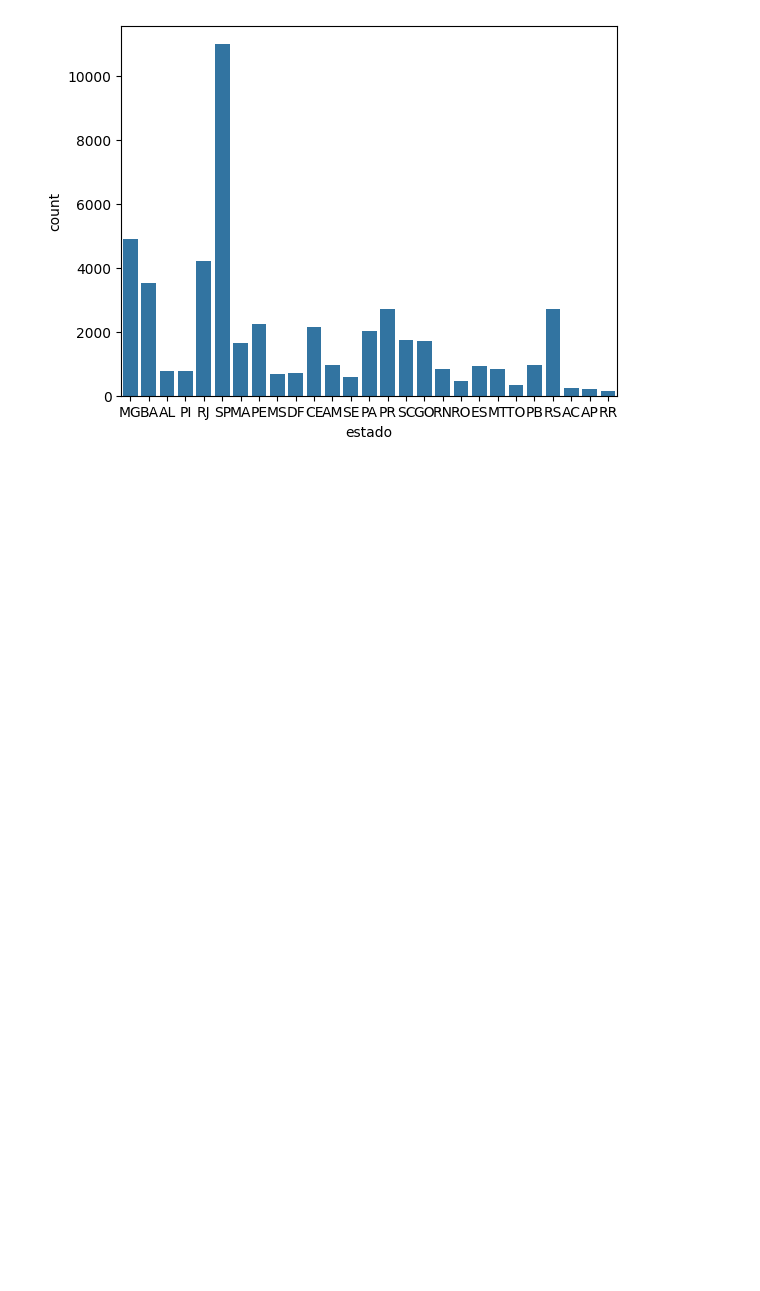
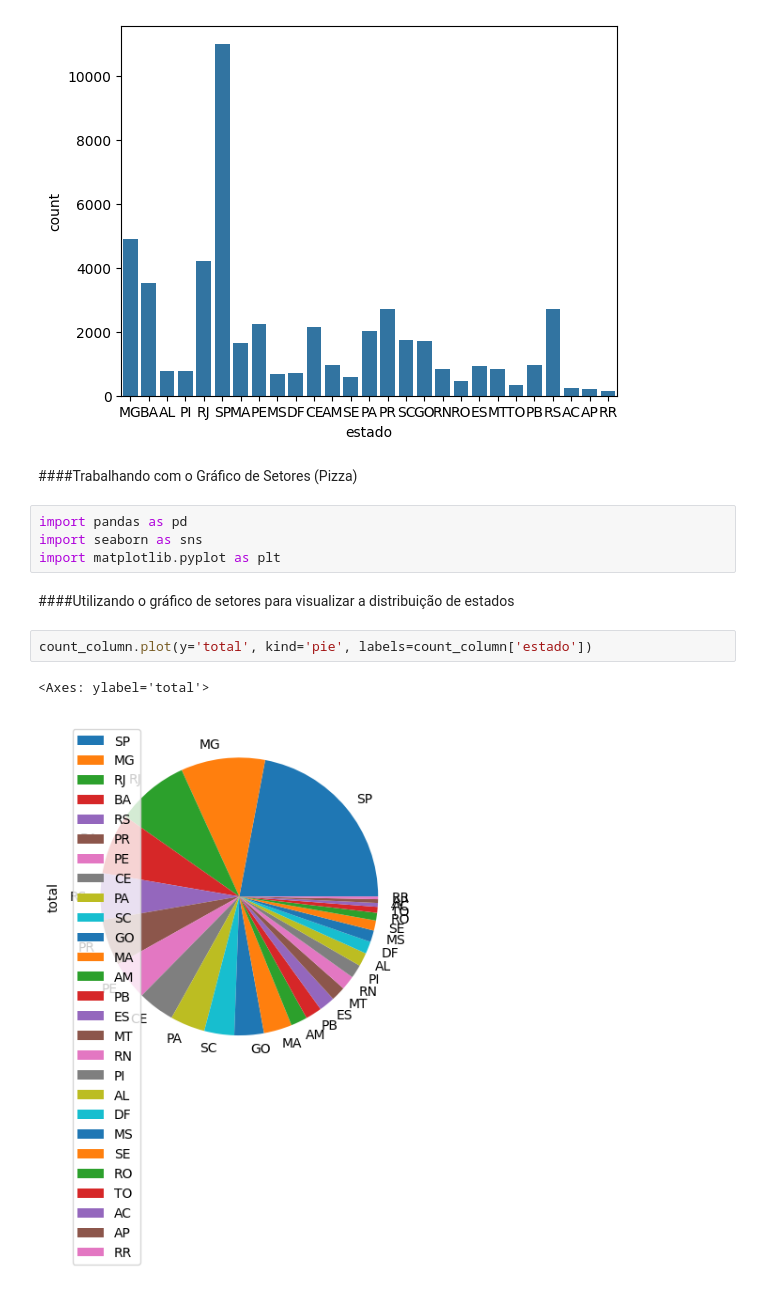
Before and after one commit to vitorjensen/Martech, a Jupyter notebook: Data Science para Marketing/Analisando e Explorando Dados.ipynb, the cells around one changed output. Cells and saved outputs as stored; diff of their text form; blank space fills up the shorter version.

```diff
--- a/Data Science para Marketing/Analisando e Explorando Dados.ipynb
+++ b/Data Science para Marketing/Analisando e Explorando Dados.ipynb
@@ -516,3 +516,16 @@ sns.countplot(data=campanha, x='estado')
 # %% [output]
 <Axes: xlabel='estado', ylabel='count'>
 [figure]
+# %% [markdown]
+####Trabalhando com o Gráfico de Setores (Pizza)
+# %%
+import pandas as pd
+import seaborn as sns
+import matplotlib.pyplot as plt
+# %% [markdown]
+####Utilizando o gráfico de setores para visualizar a distribuição de estados
+# %%
+count_column.plot(y='total', kind='pie', labels=count_column['estado'])
+# %% [output]
+<Axes: ylabel='total'>
+[figure, added]
```
Also changed, not shown: parts of 5 cells of this notebook.
